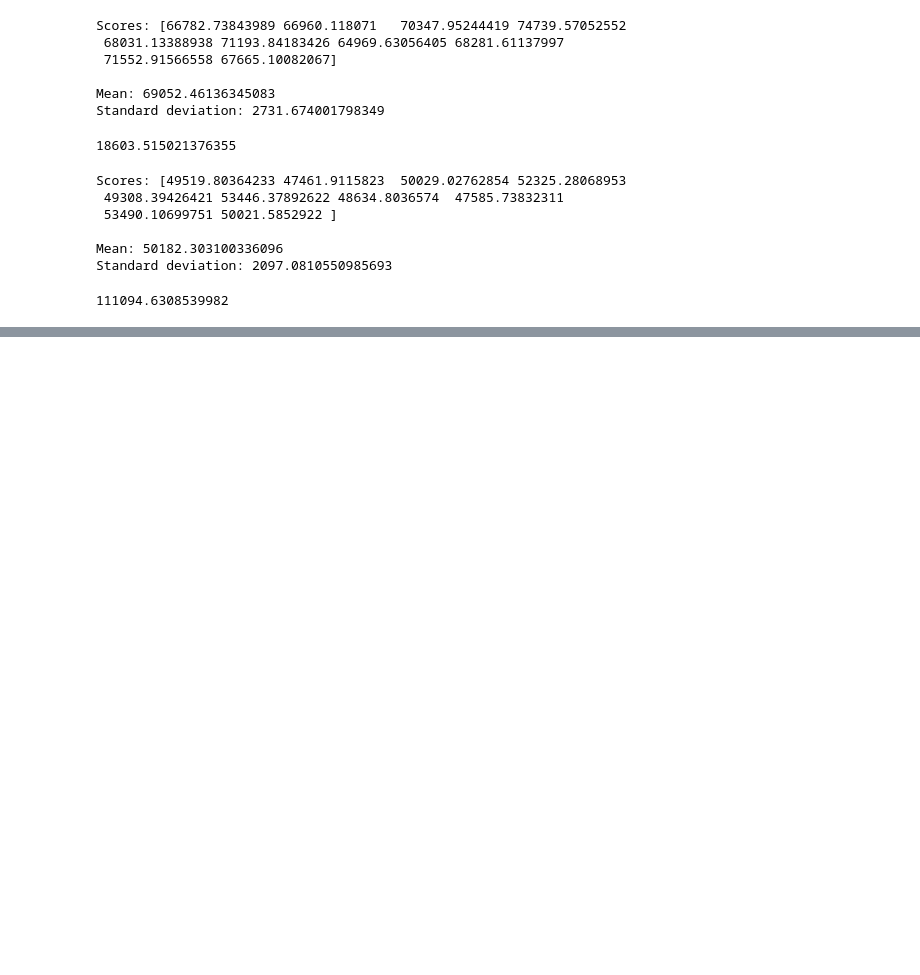
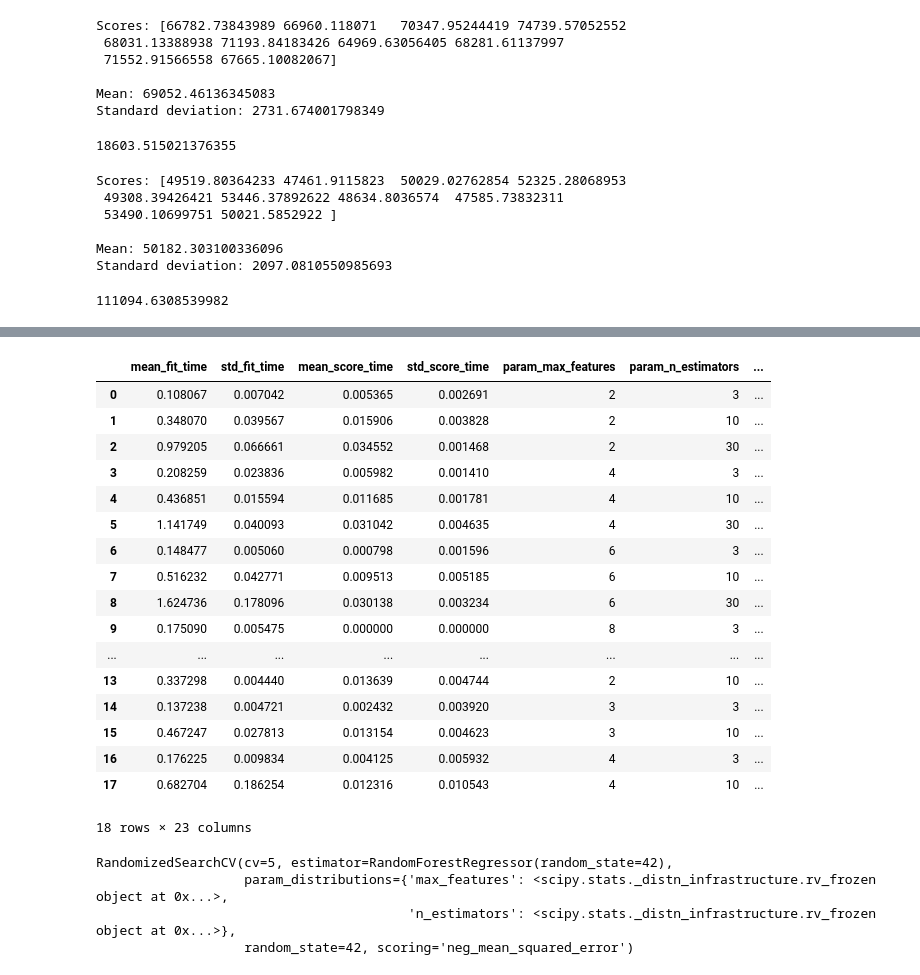
Before and after one commit to MNJonas/End-to-end-Machine-Learning-Project, a Jupyter notebook: HousingPricePrediction.ipynb, the cells around one changed output, grey strips where cells are left out. Drawn from its saved outputs; the diff is of its cells as text; code cells hidden in the pictures; blank space fills up the shorter version.

Commit message:
Fine tune model with Gridsearch

```diff
--- a/HousingPricePrediction.ipynb
+++ b/HousingPricePrediction.ipynb
@@ -576,0 +580,15 @@ svm_rmse
+# %%
+from sklearn.model_selection import GridSearchCV
+
+param_grid = [
+    {'n_estimators':[3,10,30],'max_features':[2,4,6,8]},
+    # then try 6 (2×3) combinations with bootstrap set as False
+    {'bootstrap':[False],'n_estimators':[3,10], 'max_features':[2,3,4]}
+]
+
+forest_reg = RandomForestRegressor(random_state=42)
+# train across 5 folds, that's a total of (12+6)*5=90 rounds of training
+grid_search = GridSearchCV(forest_reg, param_grid=param_grid, cv=5,
+                          scoring='neg_mean_squared_error',
+                          return_train_score=True)
+grid_search.fit(housing_prepared, housing_labels)
@@ -576,0 +635,40 @@ svm_rmse
+# %%
+pd.DataFrame(grid_search.cv_results_)
+# %% [output]
+|  | mean_fit_time | std_fit_time | mean_score_time | std_score_time | param_max_features | param_n_estimators | ... |
+| 0 | 0.108067 | 0.007042 | 0.005365 | 0.002691 | 2 | 3 | ... |
+| 1 | 0.348070 | 0.039567 | 0.015906 | 0.003828 | 2 | 10 | ... |
+| 2 | 0.979205 | 0.066661 | 0.034552 | 0.001468 | 2 | 30 | ... |
+| 3 | 0.208259 | 0.023836 | 0.005982 | 0.001410 | 4 | 3 | ... |
+| 4 | 0.436851 | 0.015594 | 0.011685 | 0.001781 | 4 | 10 | ... |
+| 5 | 1.141749 | 0.040093 | 0.031042 | 0.004635 | 4 | 30 | ... |
+| 6 | 0.148477 | 0.005060 | 0.000798 | 0.001596 | 6 | 3 | ... |
+| 7 | 0.516232 | 0.042771 | 0.009513 | 0.005185 | 6 | 10 | ... |
+| 8 | 1.624736 | 0.178096 | 0.030138 | 0.003234 | 6 | 30 | ... |
+| 9 | 0.175090 | 0.005475 | 0.000000 | 0.000000 | 8 | 3 | ... |
+| ... | ... | ... | ... | ... | ... | ... | ... |
+| 13 | 0.337298 | 0.004440 | 0.013639 | 0.004744 | 2 | 10 | ... |
+| 14 | 0.137238 | 0.004721 | 0.002432 | 0.003920 | 3 | 3 | ... |
+| 15 | 0.467247 | 0.027813 | 0.013154 | 0.004623 | 3 | 10 | ... |
+| 16 | 0.176225 | 0.009834 | 0.004125 | 0.005932 | 4 | 3 | ... |
+| 17 | 0.682704 | 0.186254 | 0.012316 | 0.010543 | 4 | 10 | ... |
+18 rows × 23 columns
+# %%
+from sklearn.model_selection import RandomizedSearchCV
+from scipy.stats import randint
+
+param_distribs = {
+    'n_estimators':randint(low=1, high=200),
+    'max_features':randint(low=1,high=8),
+}
+
+forest_reg = RandomForestRegressor(random_state=42)
+rnd_search = RandomizedSearchCV(forest_reg, param_distributions=param_distribs,
+                               n_iter=10, cv=5, scoring='neg_mean_squared_error',
+                               random_state=42)
+rnd_search.fit(housing_prepared, housing_labels)
+# %% [output]
+RandomizedSearchCV(cv=5, estimator=RandomForestRegressor(random_state=42),
+                   param_distributions={'max_features': <scipy.stats._distn_infrastructure.rv_frozen object at 0x...>,
+                                        'n_estimators': <scipy.stats._distn_infrastructure.rv_frozen object at 0x...>},
+                   random_state=42, scoring='neg_mean_squared_error')
```
Also changed, not shown: parts of 12 cells of this notebook.
